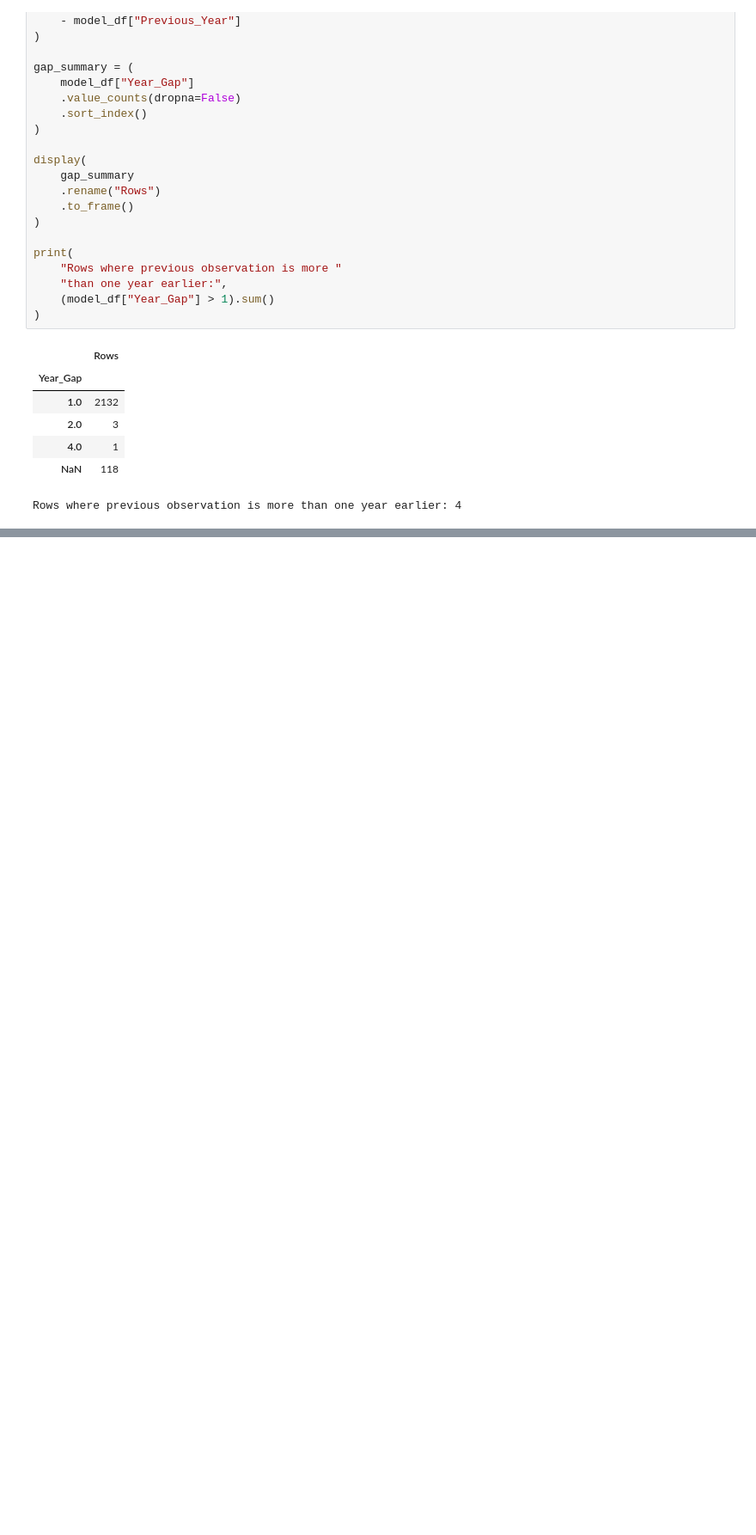
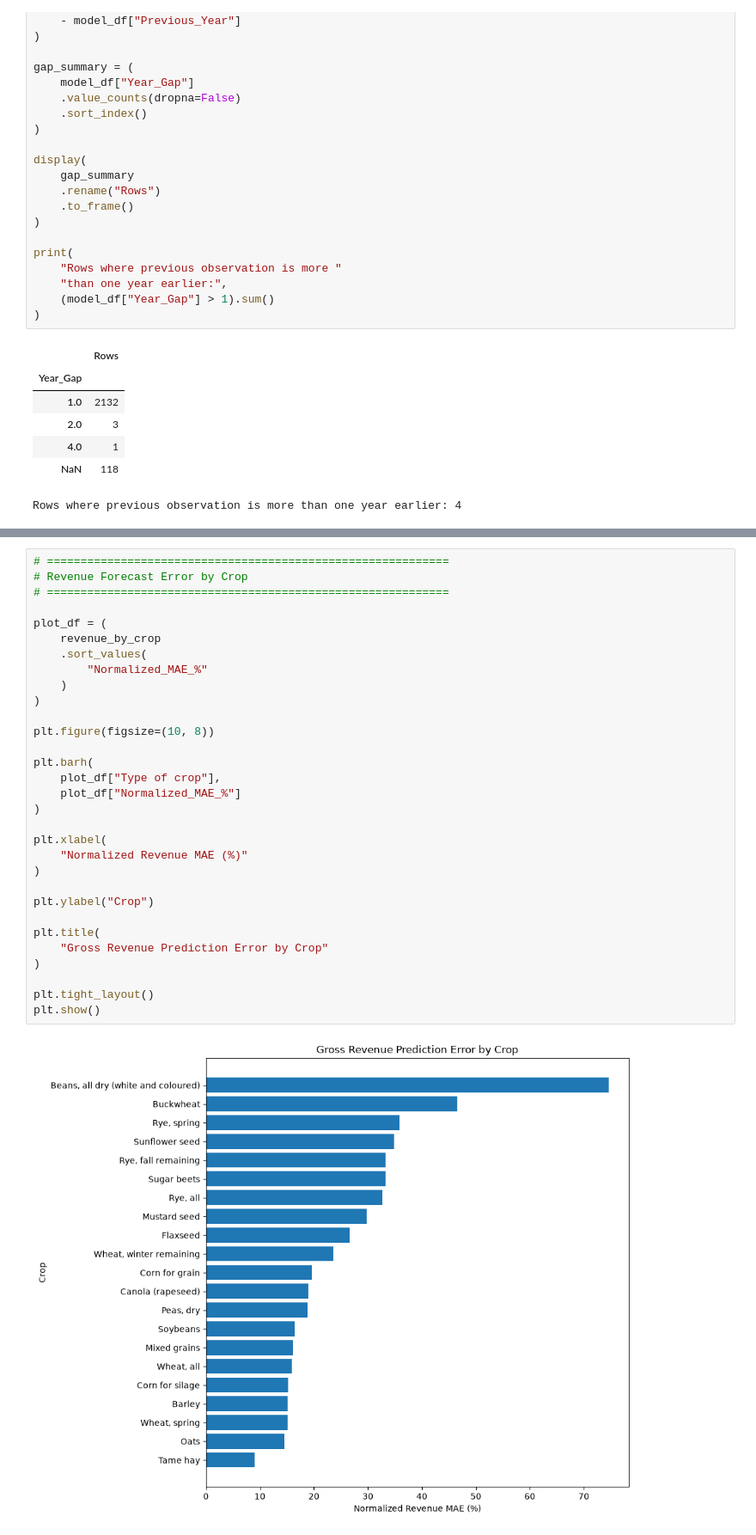
Before and after one commit to CalebHasch/Canadian_crop_yield_models, a Jupyter notebook: Canadian_agricultural_planning.ipynb, the cells around one changed output, grey strips where cells are left out. Shown at 86% size. Cells and saved outputs as stored; diff of their text form; blank space fills up the shorter version.

```diff
--- a/Canadian_agricultural_planning.ipynb
+++ b/Canadian_agricultural_planning.ipynb
@@ -3902,0 +7754,33 @@ Missing values created at the beginning of individual historical series are trea
+# %%
+# ============================================================
+# Revenue Forecast Error by Crop
+# ============================================================
+
+plot_df = (
+    revenue_by_crop
+    .sort_values(
+        "Normalized_MAE_%"
+    )
+)
+
+plt.figure(figsize=(10, 8))
+
+plt.barh(
+    plot_df["Type of crop"],
+    plot_df["Normalized_MAE_%"]
+)
+
+plt.xlabel(
+    "Normalized Revenue MAE (%)"
+)
+
+plt.ylabel("Crop")
+
+plt.title(
+    "Gross Revenue Prediction Error by Crop"
+)
+
+plt.tight_layout()
+plt.show()
+# %% [output]
+[figure, added]
```
Also changed, not shown: parts of 88 cells of this notebook.
